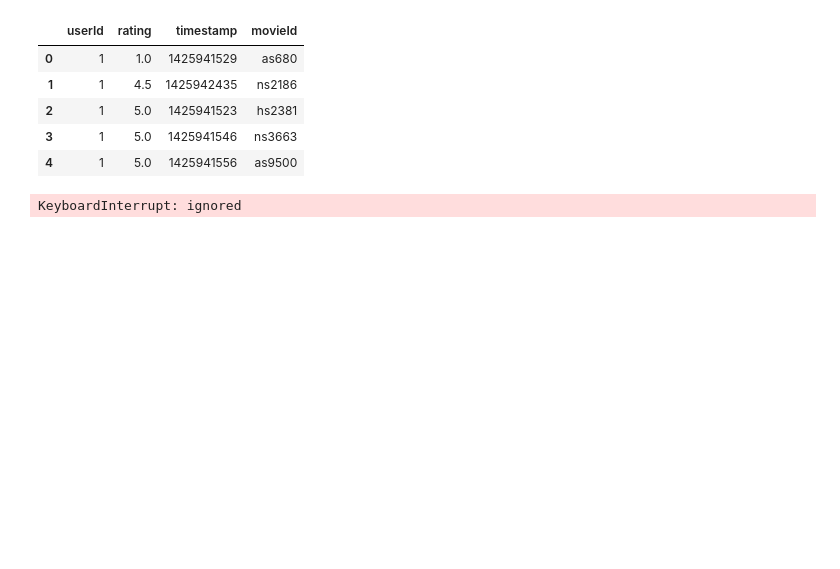
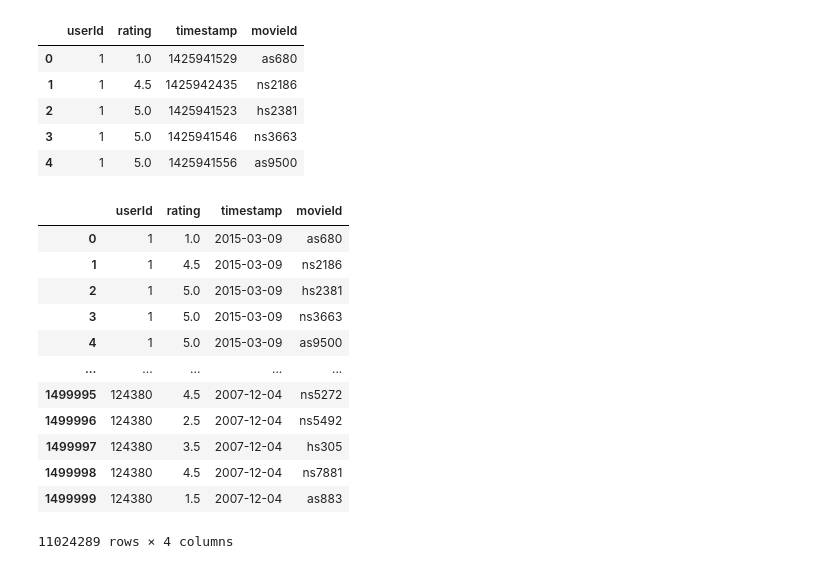
Before and after one commit to Ezemettler/PI1-MLOps, a Jupyter notebook: MLOps.ipynb, the cells around one changed output. Saved outputs shown, nothing was run; the diff lists cells and outputs as text; code cells hidden in the pictures; blank space fills up the shorter version.

```diff
--- a/MLOps.ipynb
+++ b/MLOps.ipynb
@@ -407,9 +390,21 @@ data_score.head()
 # %%
 # Valores nulos ya habiamos verificado y no tiene.
 
 # Ahora pasamos a cambiar el formato fecha unix a formato fecha aaaa-mm-dd
 
-data_score['timestamp'] = pd.to_datetime(data_score['timestamp'], unit='s').dt.strftime('%y-%m-%d')
+data_score['timestamp'] = pd.to_datetime(data_score['timestamp'], unit='s').dt.strftime('%Y-%m-%d')
 data_score
 # %% [output]
+|  | userId | rating | timestamp | movieId |
+| 0 | 1 | 1.0 | 2015-03-09 | as680 |
+| 1 | 1 | 4.5 | 2015-03-09 | ns2186 |
+| 2 | 1 | 5.0 | 2015-03-09 | hs2381 |
+| 3 | 1 | 5.0 | 2015-03-09 | ns3663 |
+| 4 | 1 | 5.0 | 2015-03-09 | as9500 |
+| ... | ... | ... | ... | ... |
+| 1499995 | 124380 | 4.5 | 2007-12-04 | ns5272 |
+| 1499996 | 124380 | 2.5 | 2007-12-04 | ns5492 |
+| 1499997 | 124380 | 3.5 | 2007-12-04 | hs305 |
+| 1499998 | 124380 | 4.5 | 2007-12-04 | ns7881 |
+| 1499999 | 124380 | 1.5 | 2007-12-04 | as883 |
-KeyboardInterrupt: ignored
+11024289 rows × 4 columns
```
Also changed, not shown: parts of 1 cell of this notebook.
